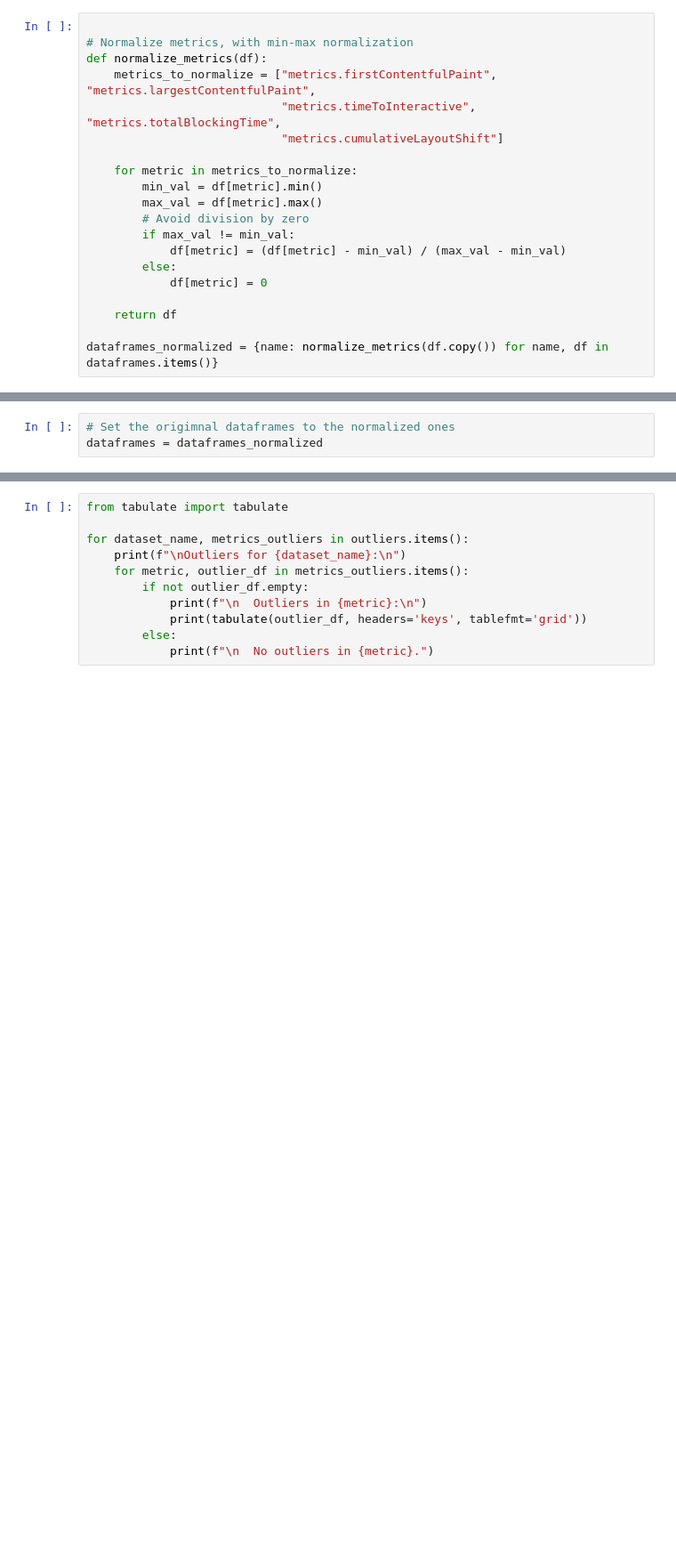
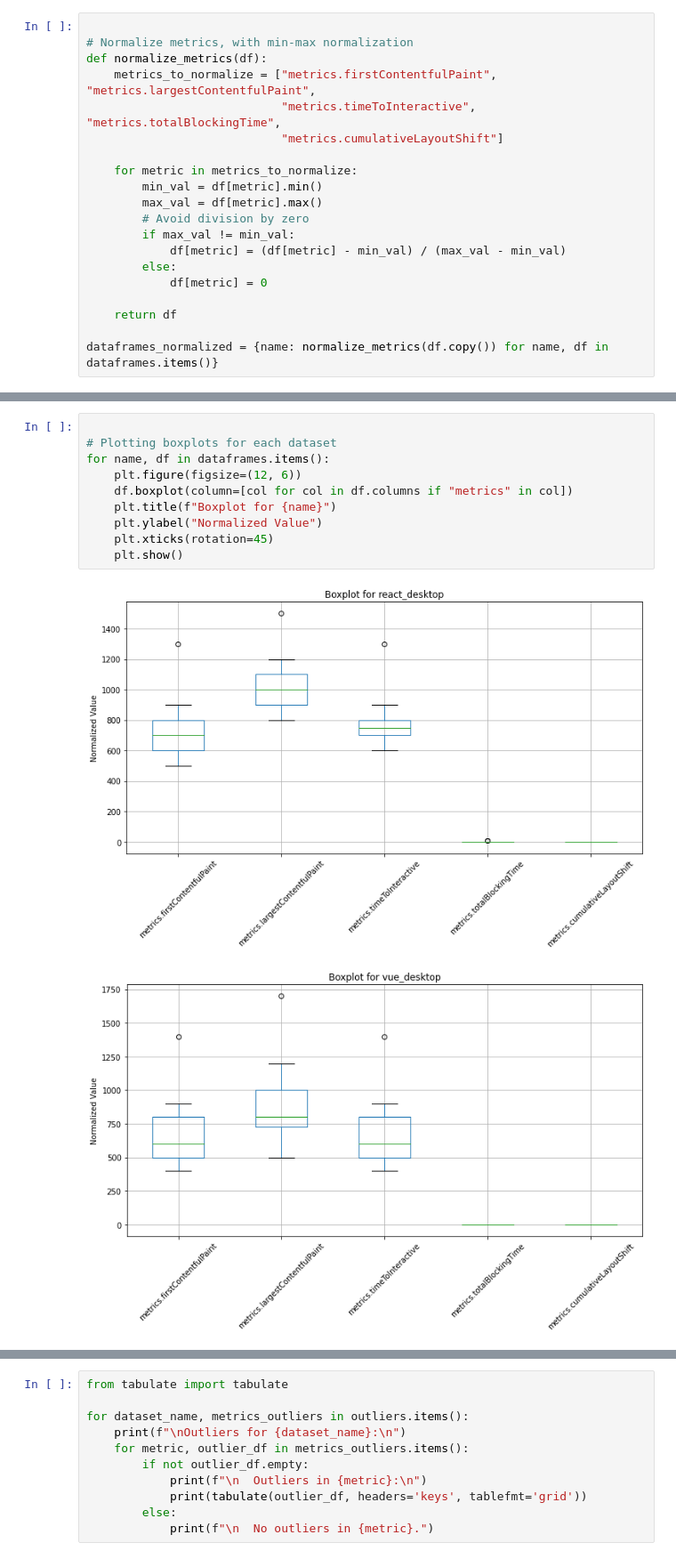
Before and after one commit to KoltaG/thesis-metrics, a Jupyter notebook: lighthouse-evaulate/lighthouse-evaluation.ipynb, the cells around one changed output, grey strips where cells are left out. Shown at 89% size. Cells and saved outputs as stored; diff of their text form; blank space fills up the shorter version.

Commit message:
Create plots on cleaned data

```diff
--- a/lighthouse-evaulate/lighthouse-evaluation.ipynb
+++ b/lighthouse-evaulate/lighthouse-evaluation.ipynb
@@ -77,9 +86,6 @@ dataframes_normalized["react_desktop"].head()
 | 2 | 0.99 | 0.125 | 0.142857 | 0.142857 | 0.0 | ... |
 | 3 | 0.99 | 0.125 | 0.000000 | 0.142857 | 0.0 | ... |
 | 4 | 0.99 | 0.125 | 0.000000 | 0.000000 | 0.0 | ... |
-# %%
-# Set the origimnal dataframes to the normalized ones
-dataframes = dataframes_normalized
 # %%
 # Detect outliers using the IQR method
 def detect_outliers(df, column):
@@ -108,0 +105,13 @@ for name, df in dataframes.items():
+# %%
+
+# Plotting boxplots for each dataset
+for name, df in dataframes.items():
+    plt.figure(figsize=(12, 6))
+    df.boxplot(column=[col for col in df.columns if "metrics" in col])
+    plt.title(f"Boxplot for {name}")
+    plt.ylabel("Normalized Value")
+    plt.xticks(rotation=45)
+    plt.show()
+# %% [output]
+[figure, added]
+[figure, added]
```
Also changed, not shown: parts of 16 cells of this notebook.
